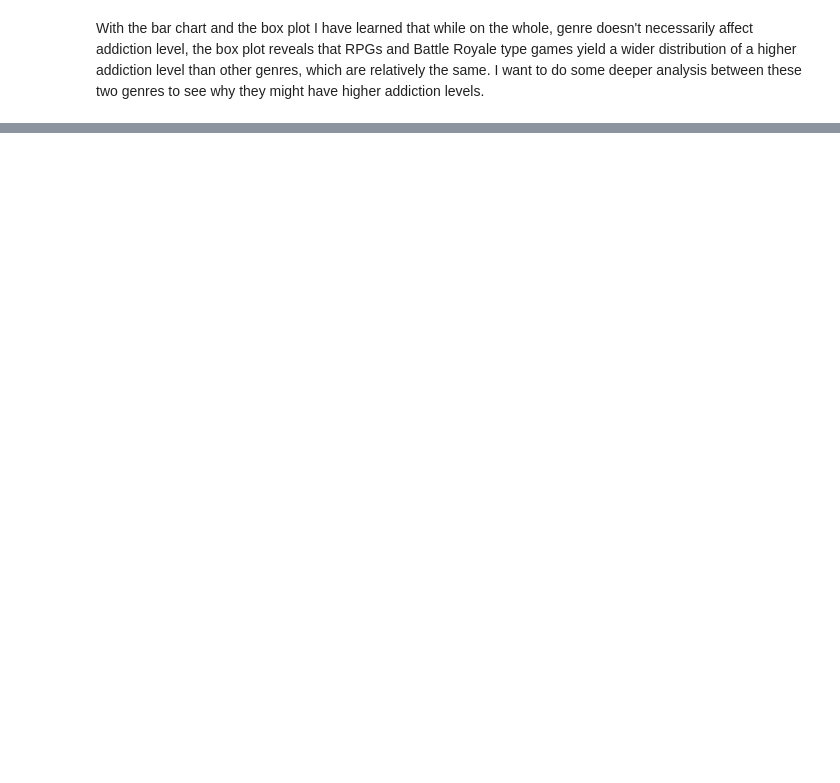
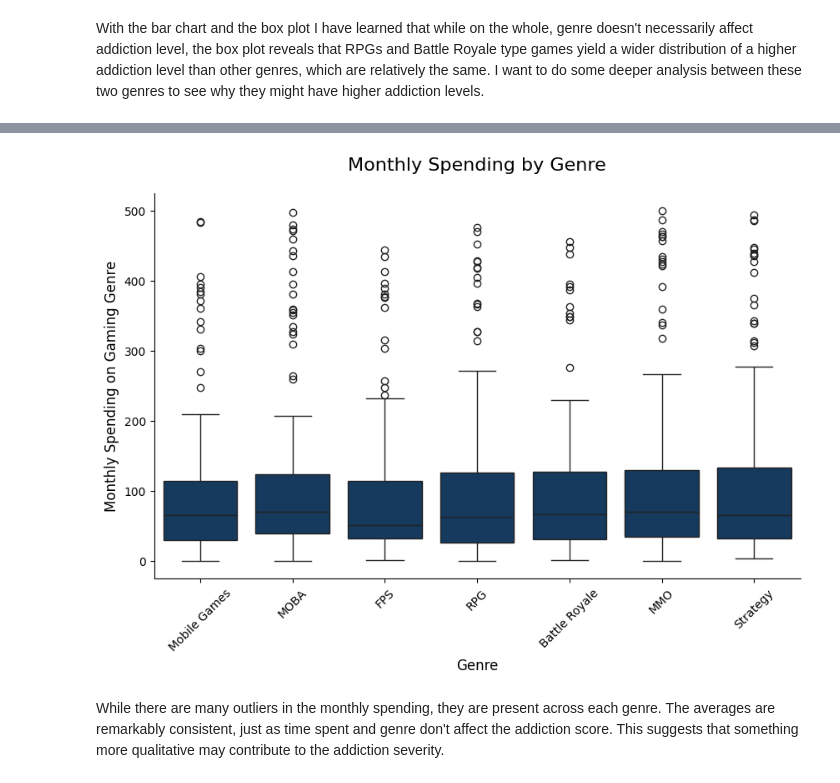
Before and after one commit to jmlax123/gaming_mental_health, a Jupyter notebook: gaming_mental_health_data.ipynb, the cells around one changed output, grey strips where cells are left out. Cells and saved outputs as stored; diff of their text form; code cells hidden in the pictures; blank space fills up the shorter version.

```diff
--- a/gaming_mental_health_data.ipynb
+++ b/gaming_mental_health_data.ipynb
@@ -529,0 +584,20 @@ With the bar chart and the box plot I have learned that while on the whole, genr
+# %%
+#Box Plot
+plt.figure(figsize=(10, 6))
+
+sns.boxplot(data=df, x='genre', y='monthly_spend', color="#093b69")
+
+plt.title("Monthly Spending by Genre", fontsize=16, pad=20)
+plt.xlabel("Genre", fontsize=12)
+plt.ylabel("Monthly Spending on Gaming Genre", fontsize=12)
+plt.xticks(rotation=45)
+
+ax = plt.gca()
+ax.spines['top'].set_visible(False)
+ax.spines['right'].set_visible(False)
+
+plt.show()
+# %% [output]
+[figure, added]
+# %% [markdown]
+While there are many outliers in the monthly spending, they are present across each genre. The averages are remarkably consistent, just as time spent and genre don't affect the addiction score. This suggests that something more qualitative may contribute to the addiction severity.
```
Also changed, not shown: parts of 6 cells of this notebook.
